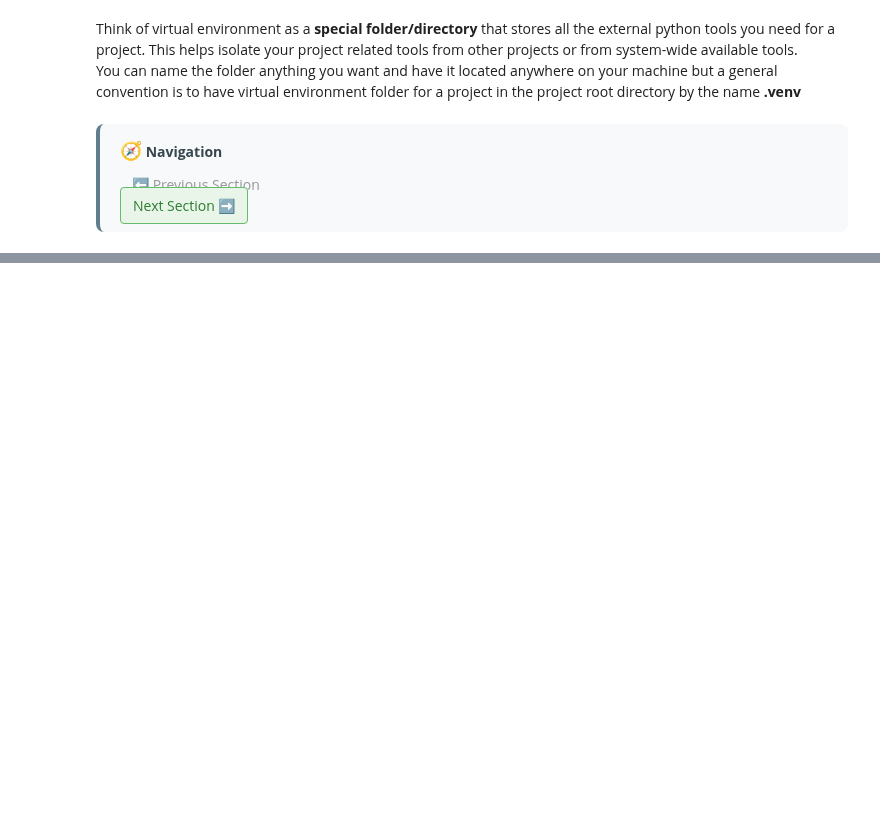
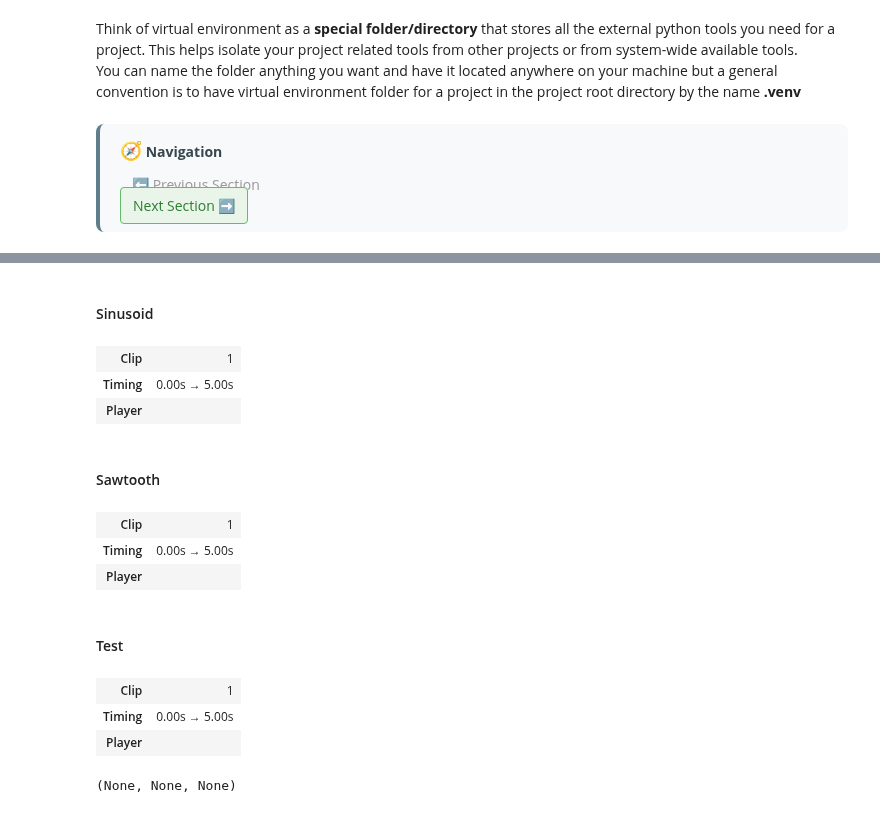
Before and after one commit to meluron-codecafe/devquest, a Jupyter notebook: notebooks/01-01.ipynb, the cells around one changed output, grey strips where cells are left out. Saved outputs shown, nothing was run; the diff lists cells and outputs as text; code cells hidden in the pictures; blank space fills up the shorter version.

```diff
--- a/notebooks/01-01.ipynb
+++ b/notebooks/01-01.ipynb
@@ -18,0 +45,16 @@ Next Section ➡️
+# %%
+sine.play(), saw.play(), (y).play(title="Test")
+# %% [output]
+Sinusoid
+| Clip | 1 |
+| Timing | 0.00s → 5.00s |
+| Player |  |
+Sawtooth
+| Clip | 1 |
+| Timing | 0.00s → 5.00s |
+| Player |  |
+Test
+| Clip | 1 |
+| Timing | 0.00s → 5.00s |
+| Player |  |
+(None, None, None)
```
Also changed, not shown: parts of 4 cells of this notebook, 3 other files.
